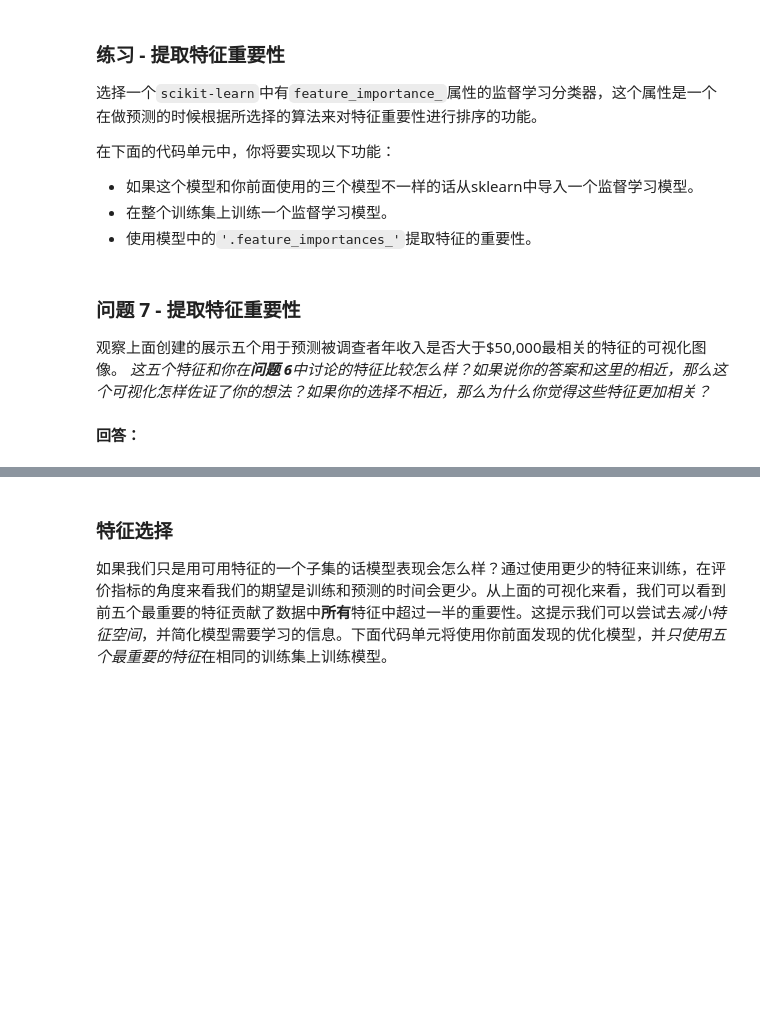
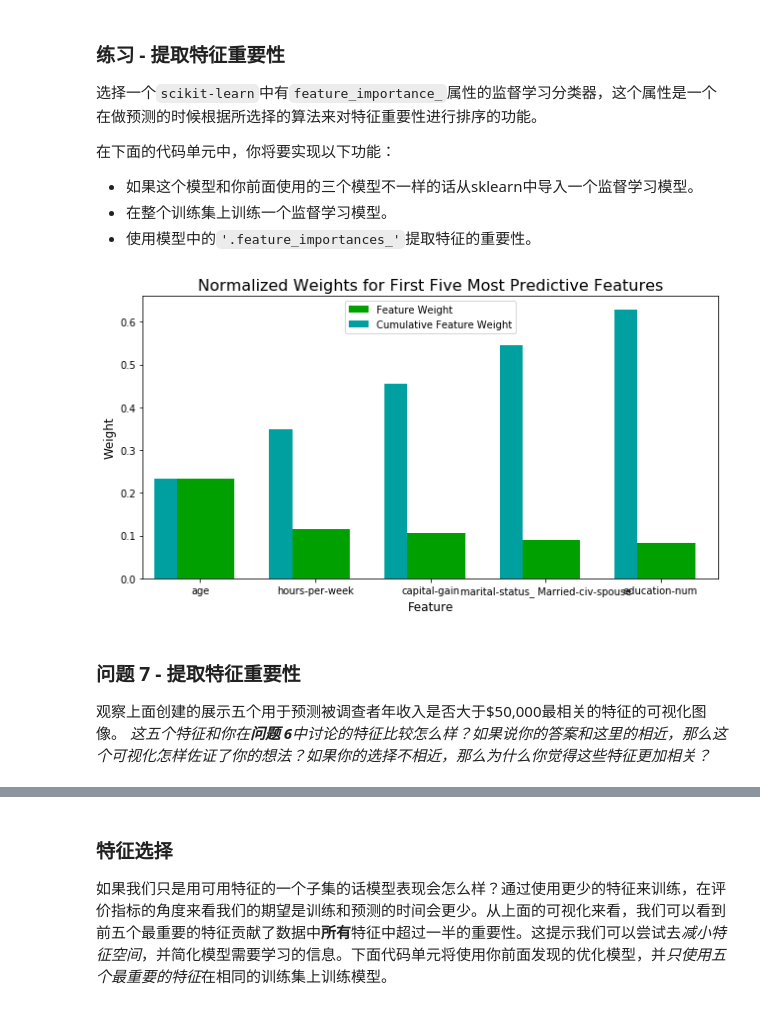
Before and after one commit to siyuanxu/udacity-ml, a Jupyter notebook: projects/02_finding_donors/finding_donors.ipynb, the cells around one changed output, grey strips where cells are left out. Cells and saved outputs as stored; diff of their text form; code cells hidden in the pictures; blank space fills up the shorter version.

```diff
--- a/projects/02_finding_donors/finding_donors.ipynb
+++ b/projects/02_finding_donors/finding_donors.ipynb
@@ -482,17 +533,17 @@ _在这十三个记录中，你认为哪五个特征对于预测是最重要的
 # %%
 # TODO：导入一个有'feature_importances_'的监督学习模型
 
 # TODO：在训练集上训练一个监督学习模型
-model = None
+model = RandomForestClassifier().fit(X_train,y_train)
 
 # TODO： 提取特征重要性
-importances = None
+importances = model.feature_importances_
 
 # 绘图
 vs.feature_plot(importances, X_train, y_train)
+# %% [output]
+[figure, added]
 # %% [markdown]
 ### 问题 7 - 提取特征重要性
 观察上面创建的展示五个用于预测被调查者年收入是否大于\$50,000最相关的特征的可视化图像。
 _这五个特征和你在**问题 6**中讨论的特征比较怎么样？如果说你的答案和这里的相近，那么这个可视化怎样佐证了你的想法？如果你的选择不相近，那么为什么你觉得这些特征更加相关？_
-# %% [markdown]
-**回答：**
```
Also changed, not shown: parts of 13 cells of this notebook, 1 other file.
